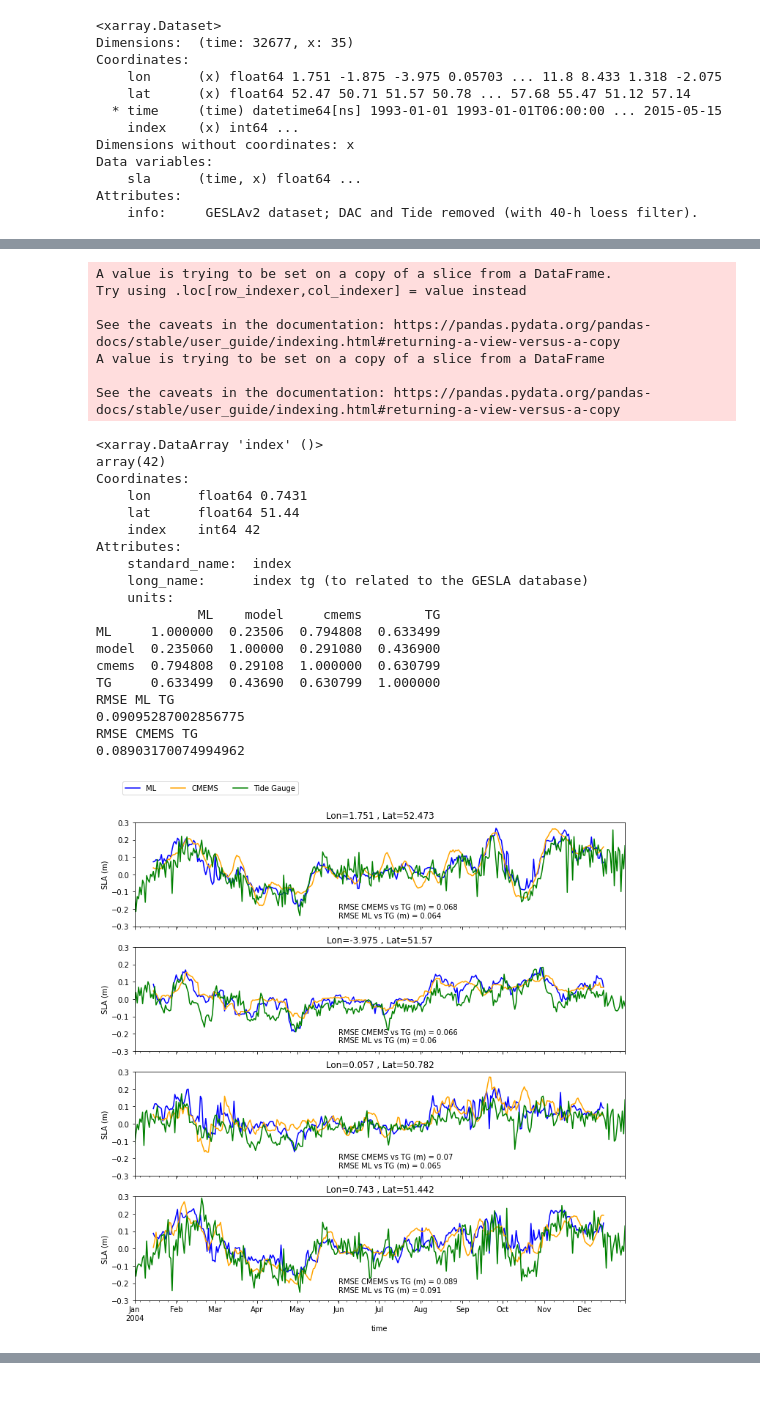
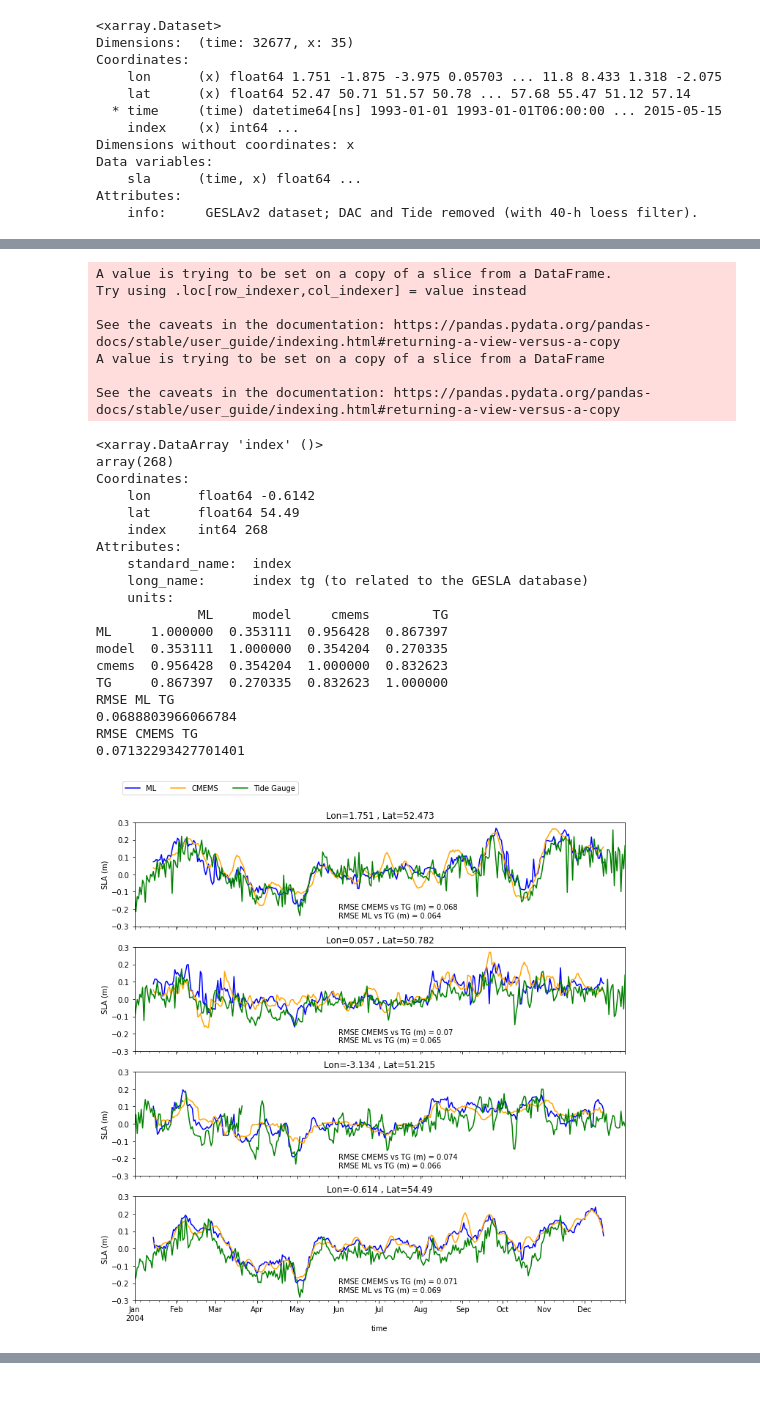
Before and after one commit to ne62rut/machine_learning_altimetry_validation, a Jupyter notebook: compare_TG_nodac.ipynb, the cells around one changed output, grey strips where cells are left out. Drawn from its saved outputs; the diff is of its cells as text; code cells hidden in the pictures.

Commit message:
optimising plots

```diff
--- a/compare_TG_nodac.ipynb
+++ b/compare_TG_nodac.ipynb
@@ -182,7 +182,7 @@ counter = 0
 
 #for tide_gauge_name in list_names :
 
-for count_TG in tg_dac.x[[0,2,3,4]] :
+for count_TG in tg_dac.x[[0,3,13,20]] :
 
 
     start_lat = np.asarray(tg_dac.lat[count_TG].values,dtype=float)
@@ -422,30 +422,30 @@ RMSE CMEMS TG
 A value is trying to be set on a copy of a slice from a DataFrame.
 Try using .loc[row_indexer,col_indexer] = value instead
 
 See the caveats in the documentation: https://pandas.pydata.org/pandas-docs/stable/user_guide/indexing.html#returning-a-view-versus-a-copy
 A value is trying to be set on a copy of a slice from a DataFrame
 
 See the caveats in the documentation: https://pandas.pydata.org/pandas-docs/stable/user_guide/indexing.html#returning-a-view-versus-a-copy
 <xarray.DataArray 'index' ()>
-array(42)
+array(268)
 Coordinates:
-    lon      float64 0.7431
-    lat      float64 51.44
-    index    int64 42
+    lon      float64 -0.6142
+    lat      float64 54.49
+    index    int64 268
 Attributes:
     standard_name:  index
     long_name:      index tg (to related to the GESLA database)
     units:
-             ML    model     cmems        TG
-ML     1.000000  0.23506  0.794808  0.633499
-model  0.235060  1.00000  0.291080  0.436900
-cmems  0.794808  0.29108  1.000000  0.630799
-TG     0.633499  0.43690  0.630799  1.000000
+             ML     model     cmems        TG
+ML     1.000000  0.353111  0.956428  0.867397
+model  0.353111  1.000000  0.354204  0.270335
+cmems  0.956428  0.354204  1.000000  0.832623
+TG     0.867397  0.270335  0.832623  1.000000
 RMSE ML TG
-0.09095287002856775
+0.0688803966066784
 RMSE CMEMS TG
-0.08903170074994962
+0.07132293427701401
-[figure, old version]
+[figure, new version]
 # %%
 # list_names = ['landsortnorra-010-sweden-smhi','gedser-gedser-denmark-dmi',\
 #               'visby-026-sweden-smhi']
```
Also changed, not shown: parts of 5 cells of this notebook, 5 other files.
